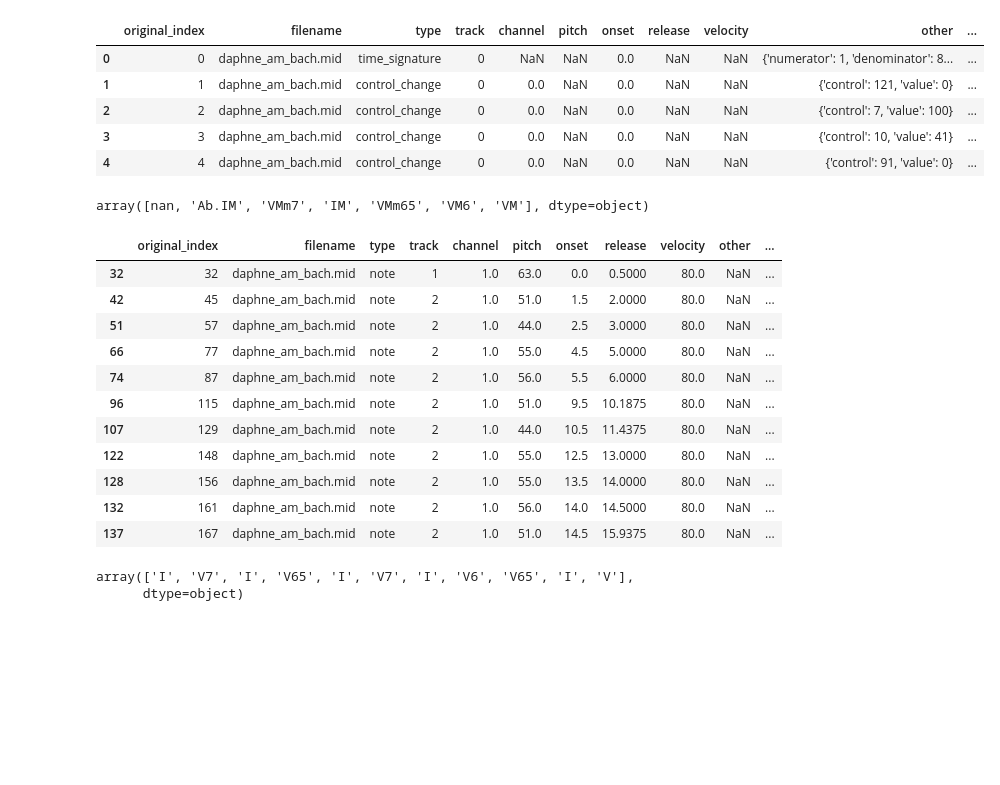
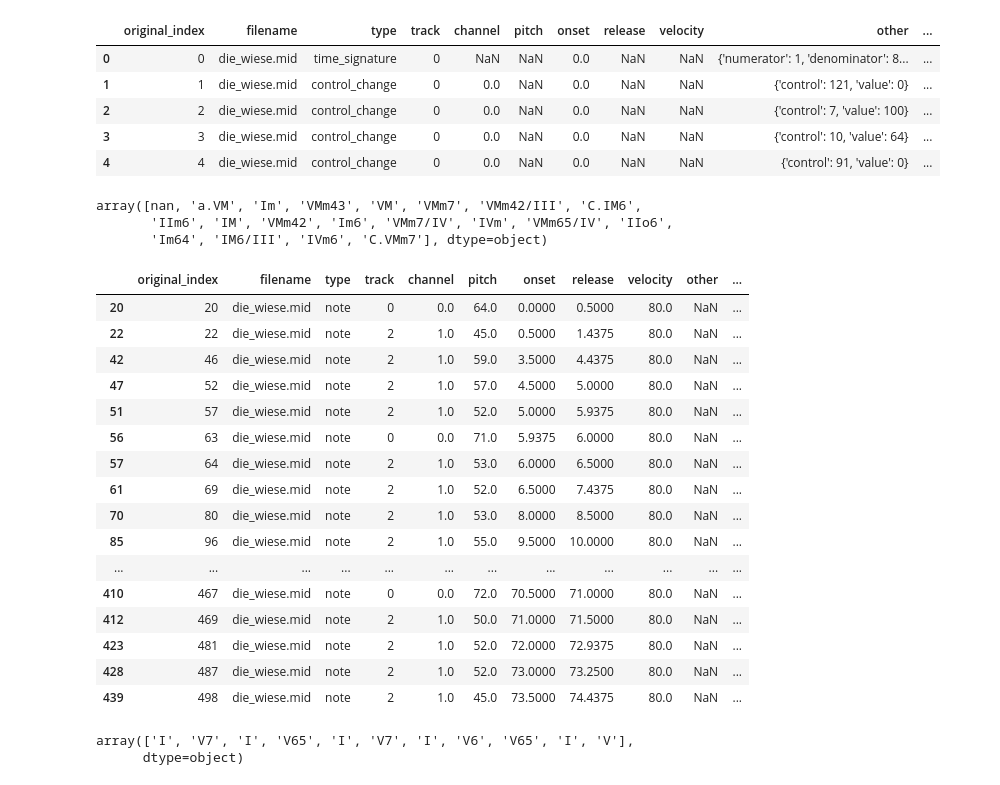
Before and after one commit to PulyaPolya/musicbert_hf, a Jupyter notebook: generating_rn_pred.ipynb, the cells around one changed output. Cells and saved outputs as stored; diff of their text form; code cells hidden in the pictures; blank space fills up the shorter version.

```diff
--- a/generating_rn_pred.ipynb
+++ b/generating_rn_pred.ipynb
@@ -1,18 +1,20 @@
 # %%
 import pandas as pd
-df = pd.read_csv("predicted_res/daphne/annotated_music_df.csv")
+df = pd.read_csv("predicted_res/wiese/annotated_music_df.csv")
 df.head()
 # %% [output]
 |  | original_index | filename | type | track | channel | pitch | onset | release | velocity | other | ... |
-| 0 | 0 | daphne_am_bach.mid | time_signature | 0 | NaN | NaN | 0.0 | NaN | NaN | {'numerator': 1, 'denominator': 8... | ... |
-| 1 | 1 | daphne_am_bach.mid | control_change | 0 | 0.0 | NaN | 0.0 | NaN | NaN | {'control': 121, 'value': 0} | ... |
-| 2 | 2 | daphne_am_bach.mid | control_change | 0 | 0.0 | NaN | 0.0 | NaN | NaN | {'control': 7, 'value': 100} | ... |
-| 3 | 3 | daphne_am_bach.mid | control_change | 0 | 0.0 | NaN | 0.0 | NaN | NaN | {'control': 10, 'value': 41} | ... |
-| 4 | 4 | daphne_am_bach.mid | control_change | 0 | 0.0 | NaN | 0.0 | NaN | NaN | {'control': 91, 'value': 0} | ... |
+| 0 | 0 | die_wiese.mid | time_signature | 0 | NaN | NaN | 0.0 | NaN | NaN | {'numerator': 1, 'denominator': 8... | ... |
+| 1 | 1 | die_wiese.mid | control_change | 0 | 0.0 | NaN | 0.0 | NaN | NaN | {'control': 121, 'value': 0} | ... |
+| 2 | 2 | die_wiese.mid | control_change | 0 | 0.0 | NaN | 0.0 | NaN | NaN | {'control': 7, 'value': 100} | ... |
+| 3 | 3 | die_wiese.mid | control_change | 0 | 0.0 | NaN | 0.0 | NaN | NaN | {'control': 10, 'value': 64} | ... |
+| 4 | 4 | die_wiese.mid | control_change | 0 | 0.0 | NaN | 0.0 | NaN | NaN | {'control': 91, 'value': 0} | ... |
 # %%
 df["harmonic_analysis"].unique()
 # %% [output]
-array([nan, 'Ab.IM', 'VMm7', 'IM', 'VMm65', 'VM6', 'VM'], dtype=object)
+array([nan, 'a.VM', 'Im', 'VMm43', 'VM', 'VMm7', 'VMm42/III', 'C.IM6',
+       'IIm6', 'IM', 'VMm42', 'Im6', 'VMm7/IV', 'IVm', 'VMm65/IV', 'IIo6',
+       'Im64', 'IM6/III', 'IVm6', 'C.VMm7'], dtype=object)
 # %%
 def parse_harmonic_analysis(rn):
     """
@@ -44,17 +46,22 @@ df_harmonic_cleaned["harmonic_analysis"] = df_harmonic_cleaned["harmonic_analysi
 df_harmonic_cleaned[ df_harmonic_cleaned["harmonic_analysis"].notna()]
 # %% [output]
 |  | original_index | filename | type | track | channel | pitch | onset | release | velocity | other | ... |
-| 32 | 32 | daphne_am_bach.mid | note | 1 | 1.0 | 63.0 | 0.0 | 0.5000 | 80.0 | NaN | ... |
-| 42 | 45 | daphne_am_bach.mid | note | 2 | 1.0 | 51.0 | 1.5 | 2.0000 | 80.0 | NaN | ... |
-| 51 | 57 | daphne_am_bach.mid | note | 2 | 1.0 | 44.0 | 2.5 | 3.0000 | 80.0 | NaN | ... |
-| 66 | 77 | daphne_am_bach.mid | note | 2 | 1.0 | 55.0 | 4.5 | 5.0000 | 80.0 | NaN | ... |
-| 74 | 87 | daphne_am_bach.mid | note | 2 | 1.0 | 56.0 | 5.5 | 6.0000 | 80.0 | NaN | ... |
-| 96 | 115 | daphne_am_bach.mid | note | 2 | 1.0 | 51.0 | 9.5 | 10.1875 | 80.0 | NaN | ... |
-| 107 | 129 | daphne_am_bach.mid | note | 2 | 1.0 | 44.0 | 10.5 | 11.4375 | 80.0 | NaN | ... |
-| 122 | 148 | daphne_am_bach.mid | note | 2 | 1.0 | 55.0 | 12.5 | 13.0000 | 80.0 | NaN | ... |
-| 128 | 156 | daphne_am_bach.mid | note | 2 | 1.0 | 55.0 | 13.5 | 14.0000 | 80.0 | NaN | ... |
-| 132 | 161 | daphne_am_bach.mid | note | 2 | 1.0 | 56.0 | 14.0 | 14.5000 | 80.0 | NaN | ... |
-| 137 | 167 | daphne_am_bach.mid | note | 2 | 1.0 | 51.0 | 14.5 | 15.9375 | 80.0 | NaN | ... |
+| 20 | 20 | die_wiese.mid | note | 0 | 0.0 | 64.0 | 0.0000 | 0.5000 | 80.0 | NaN | ... |
+| 22 | 22 | die_wiese.mid | note | 2 | 1.0 | 45.0 | 0.5000 | 1.4375 | 80.0 | NaN | ... |
+| 42 | 46 | die_wiese.mid | note | 2 | 1.0 | 59.0 | 3.5000 | 4.4375 | 80.0 | NaN | ... |
+| 47 | 52 | die_wiese.mid | note | 2 | 1.0 | 57.0 | 4.5000 | 5.0000 | 80.0 | NaN | ... |
+| 51 | 57 | die_wiese.mid | note | 2 | 1.0 | 52.0 | 5.0000 | 5.9375 | 80.0 | NaN | ... |
+| 56 | 63 | die_wiese.mid | note | 0 | 0.0 | 71.0 | 5.9375 | 6.0000 | 80.0 | NaN | ... |
+| 57 | 64 | die_wiese.mid | note | 2 | 1.0 | 53.0 | 6.0000 | 6.5000 | 80.0 | NaN | ... |
+| 61 | 69 | die_wiese.mid | note | 2 | 1.0 | 52.0 | 6.5000 | 7.4375 | 80.0 | NaN | ... |
+| 70 | 80 | die_wiese.mid | note | 2 | 1.0 | 53.0 | 8.0000 | 8.5000 | 80.0 | NaN | ... |
+| 85 | 96 | die_wiese.mid | note | 2 | 1.0 | 55.0 | 9.5000 | 10.0000 | 80.0 | NaN | ... |
+| ... | ... | ... | ... | ... | ... | ... | ... | ... | ... | ... | ... |
+| 410 | 467 | die_wiese.mid | note | 0 | 0.0 | 72.0 | 70.5000 | 71.0000 | 80.0 | NaN | ... |
+| 412 | 469 | die_wiese.mid | note | 2 | 1.0 | 50.0 | 71.0000 | 71.5000 | 80.0 | NaN | ... |
+| 423 | 481 | die_wiese.mid | note | 2 | 1.0 | 52.0 | 72.0000 | 72.9375 | 80.0 | NaN | ... |
+| 428 | 487 | die_wiese.mid | note | 2 | 1.0 | 52.0 | 73.0000 | 73.2500 | 80.0 | NaN | ... |
+| 439 | 498 | die_wiese.mid | note | 2 | 1.0 | 45.0 | 73.5000 | 74.4375 | 80.0 | NaN | ... |
 # %%
 not_narn= df_harmonic_cleaned [ df_harmonic_cleaned ["harmonic_analysis"].notna()]
 rn_times = not_narn["onset"].values
```
Also changed, not shown: parts of 1 cell of this notebook, 1 other file.
